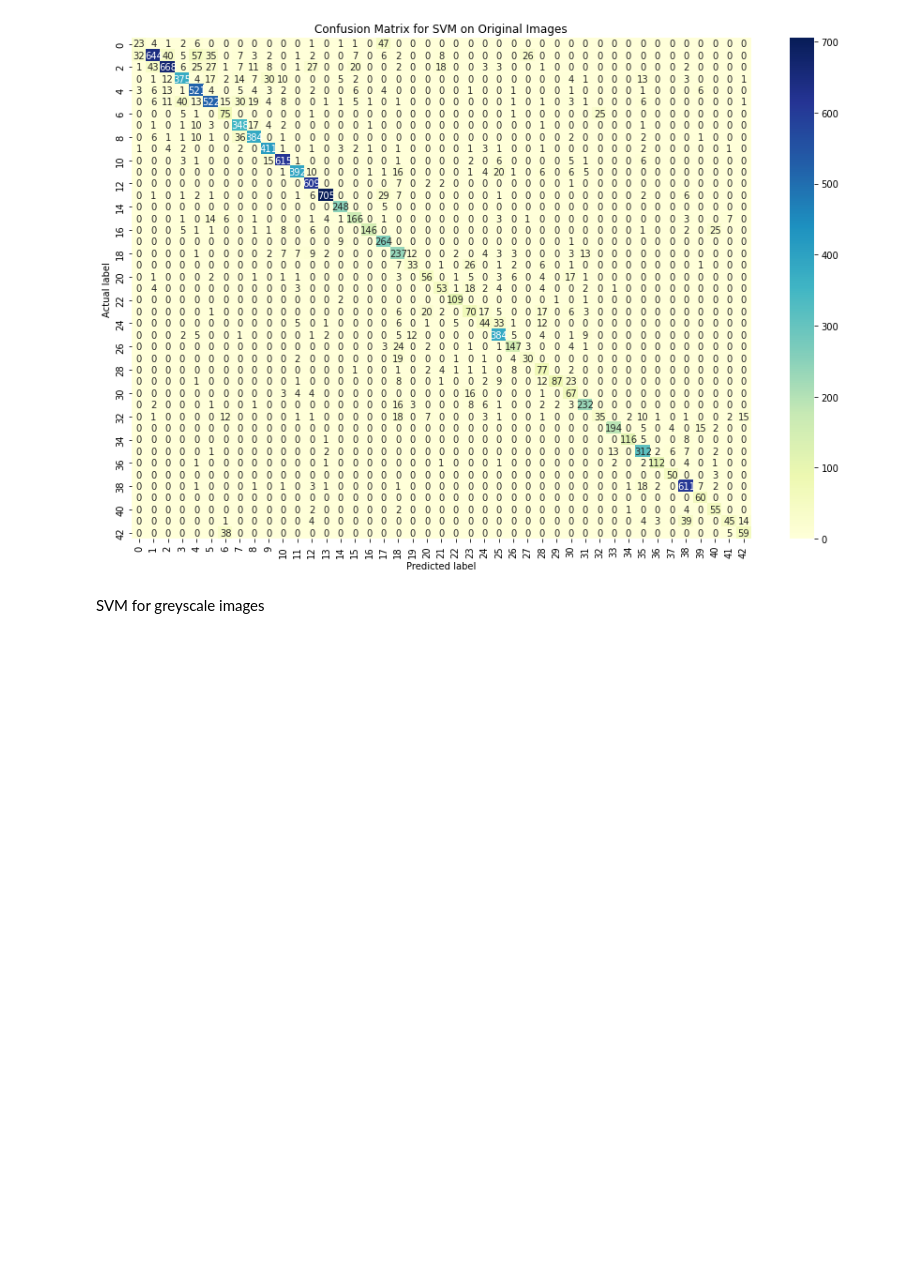
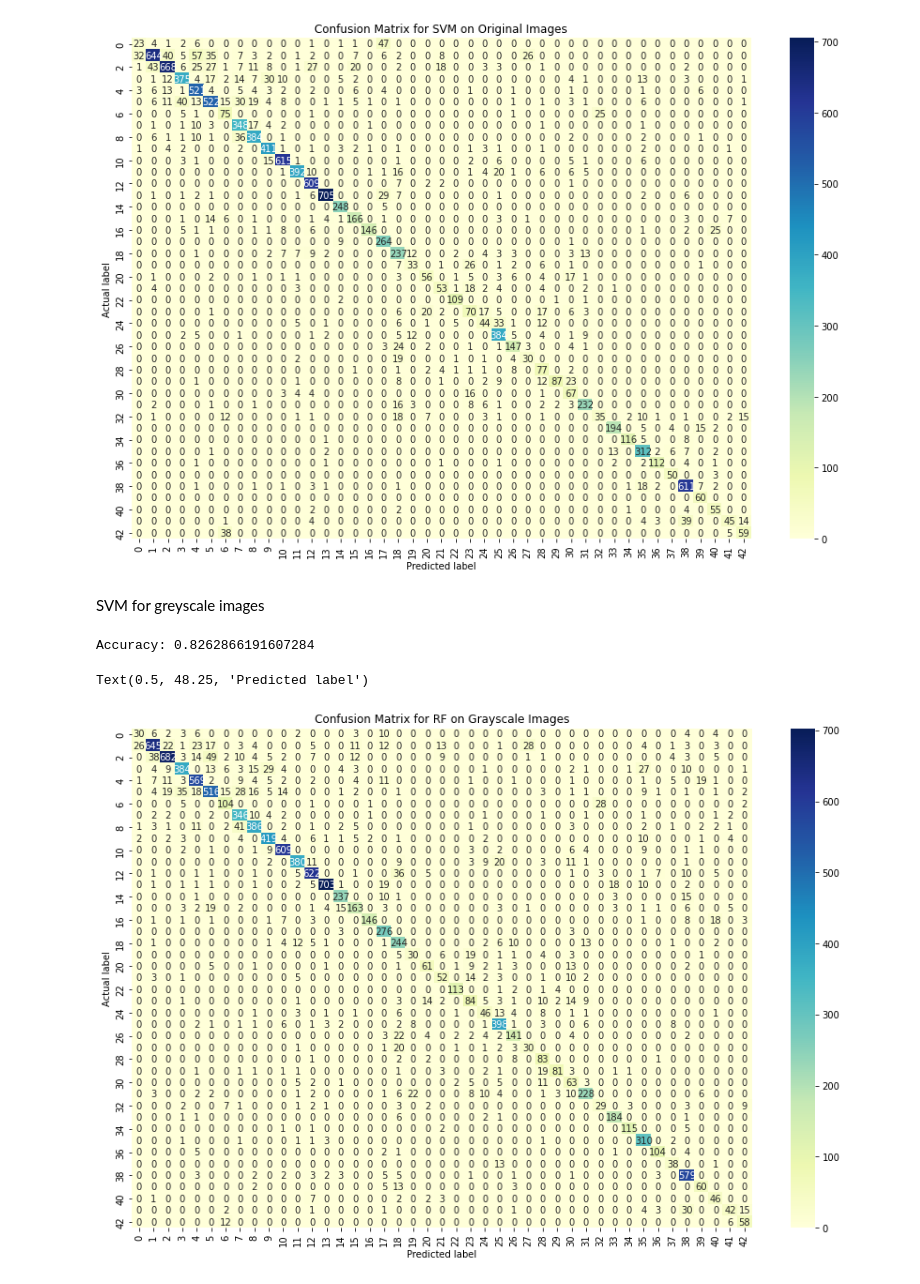
Before and after one commit to mineramc/GTSRB_image_recognition, a Jupyter notebook: GTSRB_SVM.ipynb, the cells around one changed output. Drawn from its saved outputs; the diff is of its cells as text; code cells hidden in the pictures; blank space fills up the shorter version.

Commit message:
confusion matrix heatmap for grayscale svm

```diff
--- a/GTSRB_SVM.ipynb
+++ b/GTSRB_SVM.ipynb
@@ -212,3 +217,27 @@ grey_y_pred = svm.predict(grey_X_test2)
+# %%
+#Predict the response for test dataset
+grey_y_pred = grey_svm.predict(grey_X_test2)
 # %%
 # Model Accuracy: how often is the classifier correct?
 print("Accuracy:",accuracy_score(y_test, grey_y_pred))
+# %% [output]
+Accuracy: 0.8262866191607284
+# %%
+#obtain the confusion matrix heatmap
+conf_mat_svm_gray = confusion_matrix(grey_y_pred, y_test)
+class_names = [0,1]
+
+plt.figure(figsize=(12,8))
+tick_marks = np.arange(len(class_names))
+
+plt.xticks(tick_marks,class_names)
+plt.yticks(tick_marks,class_names)
+
+sns.heatmap(pd.DataFrame(conf_mat_svm_gray), annot=True,cmap='YlGnBu',fmt='g')
+plt.tight_layout()
+plt.title('Confusion Matrix for RF on Grayscale Images', y=1.1)
+plt.ylabel('Actual label')
+plt.xlabel('Predicted label')
+# %% [output]
+Text(0.5, 48.25, 'Predicted label')
+[figure, added]
```
Also changed, not shown: parts of 4 cells of this notebook.
